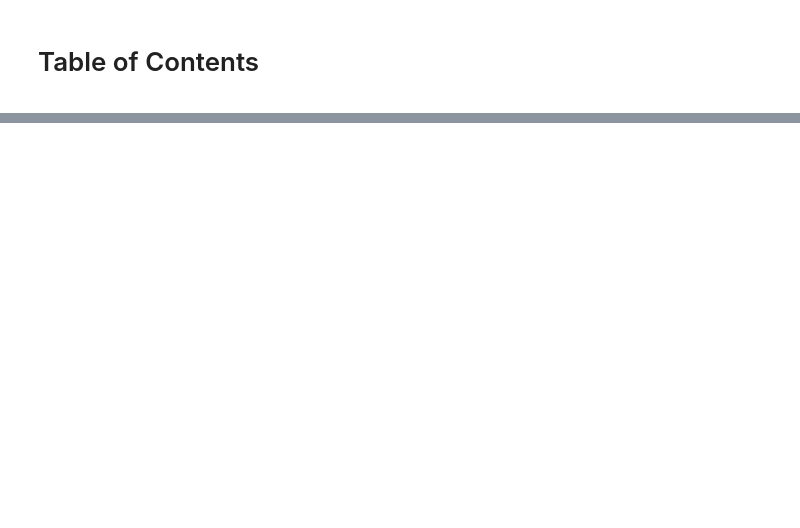
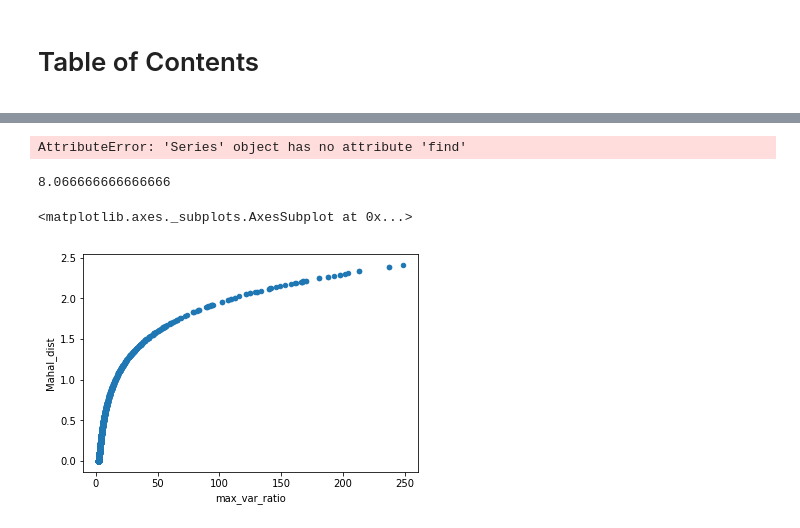
Before and after one commit to Larkinnjm1/Masters-Thesis-GLCM-repository, a Jupyter notebook: jupyter_notebooks/Main notebooks/Simple GCLm analysis.ipynb, the cells around one changed output, grey strips where cells are left out. Saved outputs shown, nothing was run; the diff lists cells and outputs as text; code cells hidden in the pictures; blank space fills up the shorter version.

```diff
--- a/jupyter_notebooks/Main notebooks/Simple GCLm analysis.ipynb
+++ b/jupyter_notebooks/Main notebooks/Simple GCLm analysis.ipynb
@@ -515,0 +576,15 @@ def bhatt_dist_approx_stat_summary(stat_sum_1,stat_sum_2):
+# %%
+#Setting file types and grounds.
+file_set_keys=[x for x in list(file_dict.keys()) if x.find('_texture images')!=-1]
+ground_set_keys=[x for x in list(file_dict.keys()) if x.find('_ground')!=-1]
+roi_set_keys=[x for x in list(file_dict.keys()) if x.find('mask_roi')!=-1]
+# %%
+#Setting variables and parameters
+file_type=['t2spir','t1dual']#,
+
+windows=['win_5','win_3','win_11','win_9','win_7']
+#Org information
+distances = (1,2,3)#,3
+theta = (0, np.pi/4, np.pi/2, 3*np.pi/4)
+props = ('contrast', 'homogeneity','dissimilarity','energy','correlation','ASM')
+hist_dst=r'\\nsq024vs\u8\aczd087\MyDocs\My Pictures\Thesis results\Distance metrics evaluation\histograms'
@@ -515,0 +757,12 @@ def bhatt_dist_approx_stat_summary(stat_sum_1,stat_sum_2):
+# %%
+trial_df=pd.DataFrame(data_bs,columns=['Organ1','Organ2','mean_org1','var_org1',
+                                              'mean_org2','var_org2','file_type','file_slc_index','window_size','offset',
+                                              'angle','property','Bhatt_dist','Mahal_dist','Euclid_dist','overall_var','wasser_dist','file_path'])
+import re
+trial_df['org_to_org']=trial_df["Organ1"].map(str) +'_to_'+ trial_df["Organ2"]
+#trial_df['window_int'] = [''.join(re.findall("\d*\.?\d+", item)) for item in trial_df['window_size']]
+#trial_df['window_int'] = pd.to_numeric(trial_df['window_int'])
+
+trial_df.sort_values('Bhatt_dist',ascending=False).head()
+#trial_df[~trial_df['window_size'].isin(['win_3','win_5'])].sort_values('Bhatt_dist',ascending=False)
+trial_df.to_excel('pat1_all_text_img_tytpes_bhatt_dist_04_Oct_19.xlsx')
@@ -515,0 +804,4 @@ def bhatt_dist_approx_stat_summary(stat_sum_1,stat_sum_2):
+# %%
+trial_df['file_path'].find('T2SPIR')
+# %% [output]
+AttributeError: 'Series' object has no attribute 'find'
@@ -515,0 +813,13 @@ def bhatt_dist_approx_stat_summary(stat_sum_1,stat_sum_2):
+# %%
+
+
+wasserstein_distance([0, 1, 3], [5, 6, 8,9,19])
+# %% [output]
+8.066666666666666
+# %%
+trial_df['max_var_ratio']=(trial_df['var_org1']+trial_df['var_org2'])/trial_df[['var_org1','var_org2']].min(axis=1)
+# %%
+trial_df.plot.scatter('max_var_ratio','Mahal_dist')
+# %% [output]
+<matplotlib.axes._subplots.AxesSubplot at 0x...>
+[figure, added]
```
Also changed, not shown: parts of 114 cells of this notebook, 1 other file.
